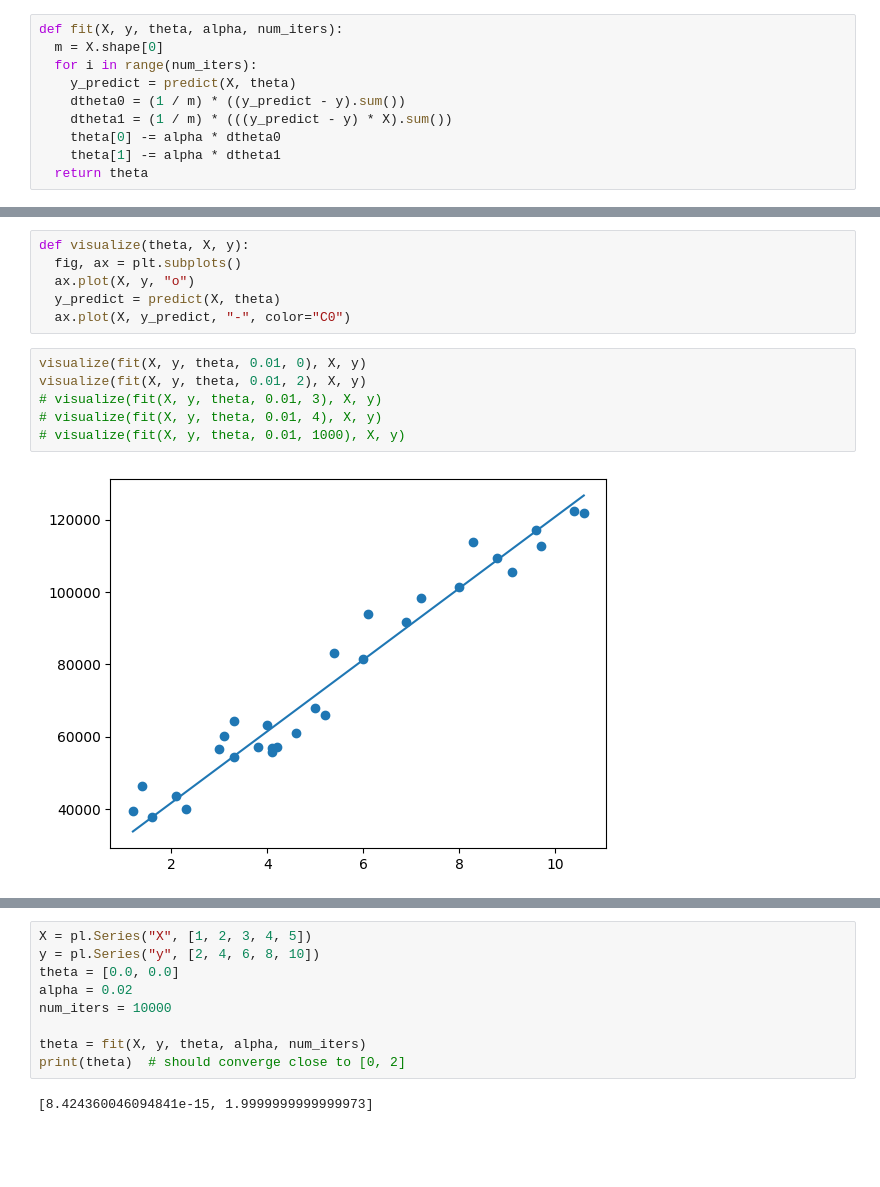
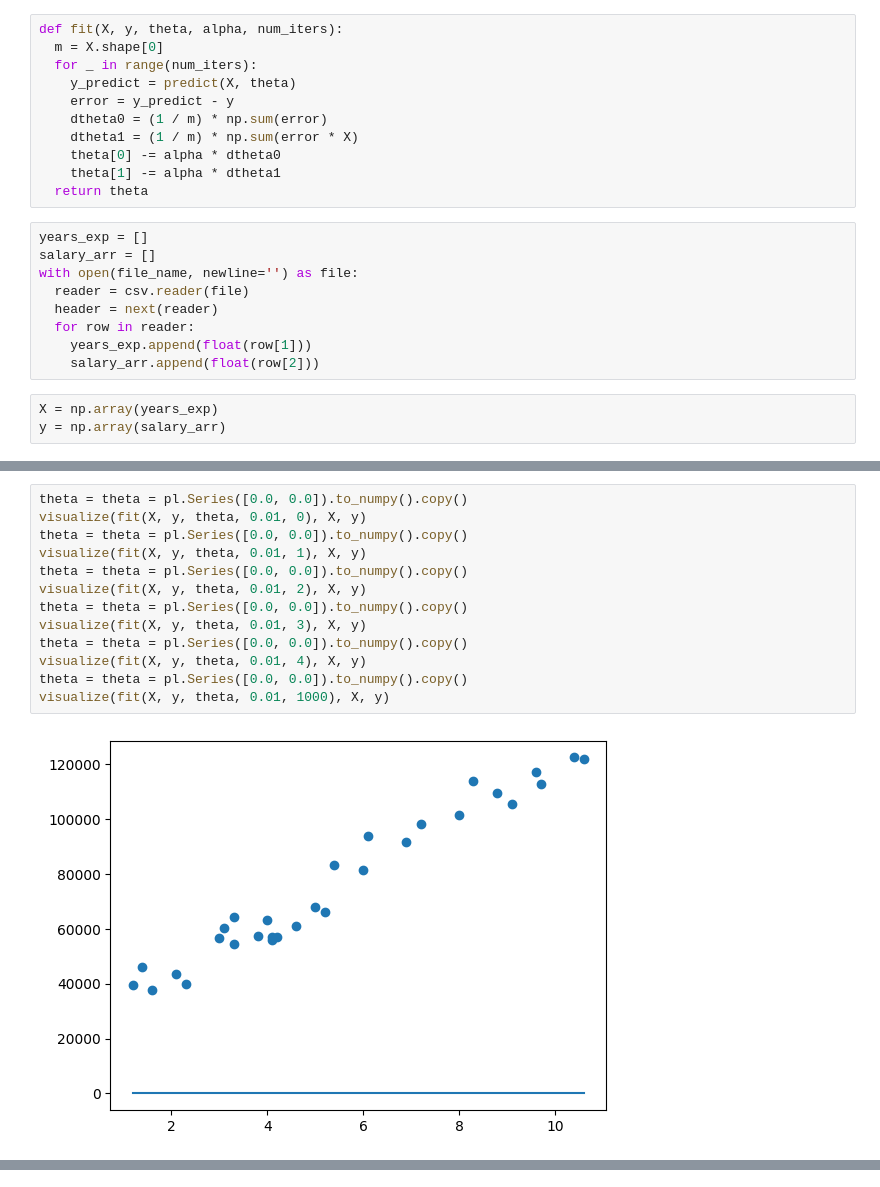
Before and after one commit to finorak/AI-piscine, a Jupyter notebook: module01/ex01/Beginner01.ipynb, the cells around one changed output, grey strips where cells are left out. Drawn from its saved outputs; the diff is of its cells as text; blank space fills up the shorter version.

```diff
--- a/module01/ex01/Beginner01.ipynb
+++ b/module01/ex01/Beginner01.ipynb
@@ -12,11 +17,24 @@ def predict(X, theta):
 # %%
 def fit(X, y, theta, alpha, num_iters):
   m = X.shape[0]
-  for i in range(num_iters):
+  for _ in range(num_iters):
     y_predict = predict(X, theta)
-    dtheta0 = (1 / m) * ((y_predict - y).sum())
-    dtheta1 = (1 / m) * (((y_predict - y) * X).sum())
+    error = y_predict - y
+    dtheta0 = (1 / m) * np.sum(error)
+    dtheta1 = (1 / m) * np.sum(error * X)
     theta[0] -= alpha * dtheta0
     theta[1] -= alpha * dtheta1
   return theta
+# %%
+years_exp = []
+salary_arr = []
+with open(file_name, newline='') as file:
+  reader = csv.reader(file)
+  header = next(reader)
+  for row in reader:
+    years_exp.append(float(row[1]))
+    salary_arr.append(float(row[2]))
+# %%
+X = np.array(years_exp)
+y = np.array(salary_arr)
 # %%
@@ -32,14 +46,15 @@ shape: (2,)
-# %%
-def visualize(theta, X, y):
-  fig, ax = plt.subplots()
-  ax.plot(X, y, "o")
-  y_predict = predict(X, theta)
-  ax.plot(X, y_predict, "-", color="C0")
 # %%
+theta = theta = pl.Series([0.0, 0.0]).to_numpy().copy()
 visualize(fit(X, y, theta, 0.01, 0), X, y)
+theta = theta = pl.Series([0.0, 0.0]).to_numpy().copy()
+visualize(fit(X, y, theta, 0.01, 1), X, y)
+theta = theta = pl.Series([0.0, 0.0]).to_numpy().copy()
 visualize(fit(X, y, theta, 0.01, 2), X, y)
-# visualize(fit(X, y, theta, 0.01, 3), X, y)
-# visualize(fit(X, y, theta, 0.01, 4), X, y)
-# visualize(fit(X, y, theta, 0.01, 1000), X, y)
+theta = theta = pl.Series([0.0, 0.0]).to_numpy().copy()
+visualize(fit(X, y, theta, 0.01, 3), X, y)
+theta = theta = pl.Series([0.0, 0.0]).to_numpy().copy()
+visualize(fit(X, y, theta, 0.01, 4), X, y)
+theta = theta = pl.Series([0.0, 0.0]).to_numpy().copy()
+visualize(fit(X, y, theta, 0.01, 1000), X, y)
 # %% [output]
-[figure, old version]
+[figure, new version]
@@ -47,11 +65,0 @@ visualize(fit(X, y, theta, 0.01, 2), X, y)
-# %%
-X = pl.Series("X", [1, 2, 3, 4, 5])
-y = pl.Series("y", [2, 4, 6, 8, 10])
-theta = [0.0, 0.0]
-alpha = 0.02
-num_iters = 10000
-
-theta = fit(X, y, theta, alpha, num_iters)
-print(theta)  # should converge close to [0, 2]
-# %% [output]
-[8.424360046094841e-15, 1.9999999999999973]
```
Also changed, not shown: parts of 7 cells of this notebook.
